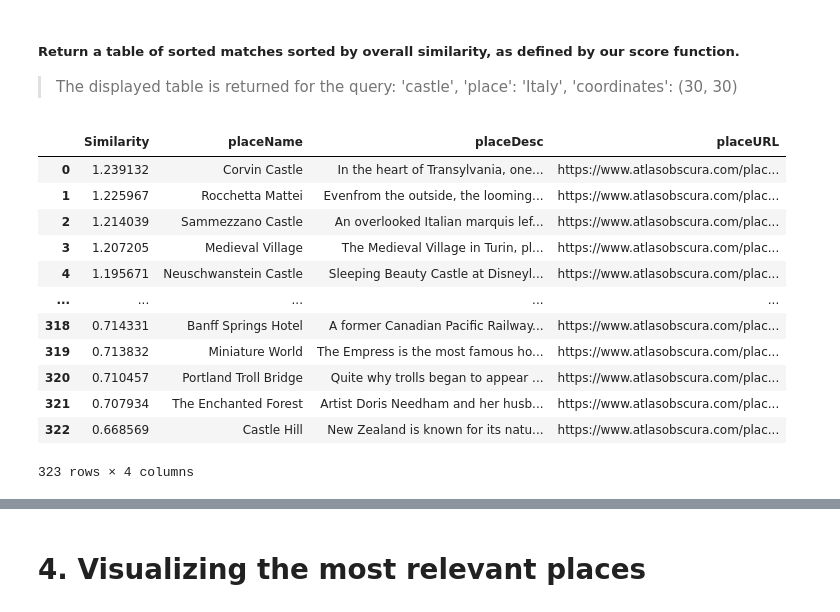
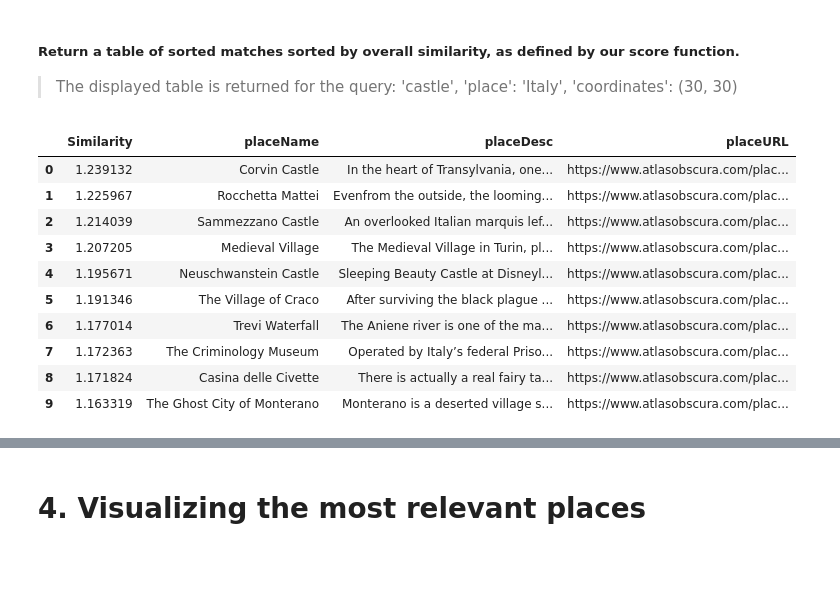
Before and after one commit to lnsphnplt/ADM-HW3, a Jupyter notebook: main.ipynb, the cells around one changed output, grey strips where cells are left out. Saved outputs shown, nothing was run; the diff lists cells and outputs as text; code cells hidden in the pictures; blank space fills up the shorter version.

```diff
--- a/main.ipynb
+++ b/main.ipynb
@@ -707,26 +706,24 @@ for match in matches:
 # %%
 l = []
 for d in query_score:
     l.append((query_score[d]['Similarity'],query_score[d]['placeName'],query_score[d]['placeDesc'],query_score[d]['placeURL']))
 
 df = pd.DataFrame(l)
 
 df.columns=['Similarity', 'placeName', 'placeDesc', 'placeURL']
 df = df.sort_values(by='Similarity', ascending = False)
 df = df.reset_index(drop=True)
 
-df
+df[:10]
 # %% [output]
 |  | Similarity | placeName | placeDesc | placeURL |
 | 0 | 1.239132 | Corvin Castle | In the heart of Transylvania, one... | https://www.atlasobscura.com/plac... |
 | 1 | 1.225967 | Rocchetta Mattei | Evenfrom the outside, the looming... | https://www.atlasobscura.com/plac... |
 | 2 | 1.214039 | Sammezzano Castle | An overlooked Italian marquis lef... | https://www.atlasobscura.com/plac... |
 | 3 | 1.207205 | Medieval Village | The Medieval Village in Turin, pl... | https://www.atlasobscura.com/plac... |
 | 4 | 1.195671 | Neuschwanstein Castle | Sleeping Beauty Castle at Disneyl... | https://www.atlasobscura.com/plac... |
-| ... | ... | ... | ... | ... |
-| 318 | 0.714331 | Banff Springs Hotel | A former Canadian Pacific Railway... | https://www.atlasobscura.com/plac... |
-| 319 | 0.713832 | Miniature World | The Empress is the most famous ho... | https://www.atlasobscura.com/plac... |
-| 320 | 0.710457 | Portland Troll Bridge | Quite why trolls began to appear ... | https://www.atlasobscura.com/plac... |
-| 321 | 0.707934 | The Enchanted Forest | Artist Doris Needham and her husb... | https://www.atlasobscura.com/plac... |
-| 322 | 0.668569 | Castle Hill | New Zealand is known for its natu... | https://www.atlasobscura.com/plac... |
+| 5 | 1.191346 | The Village of Craco | After surviving the black plague ... | https://www.atlasobscura.com/plac... |
+| 6 | 1.177014 | Trevi Waterfall | The Aniene river is one of the ma... | https://www.atlasobscura.com/plac... |
+| 7 | 1.172363 | The Criminology Museum | Operated by Italy’s federal Priso... | https://www.atlasobscura.com/plac... |
+| 8 | 1.171824 | Casina delle Civette | There is actually a real fairy ta... | https://www.atlasobscura.com/plac... |
+| 9 | 1.163319 | The Ghost City of Monterano | Monterano is a deserted village s... | https://www.atlasobscura.com/plac... |
-323 rows × 4 columns
```
Also changed, not shown: parts of 5 cells of this notebook.
